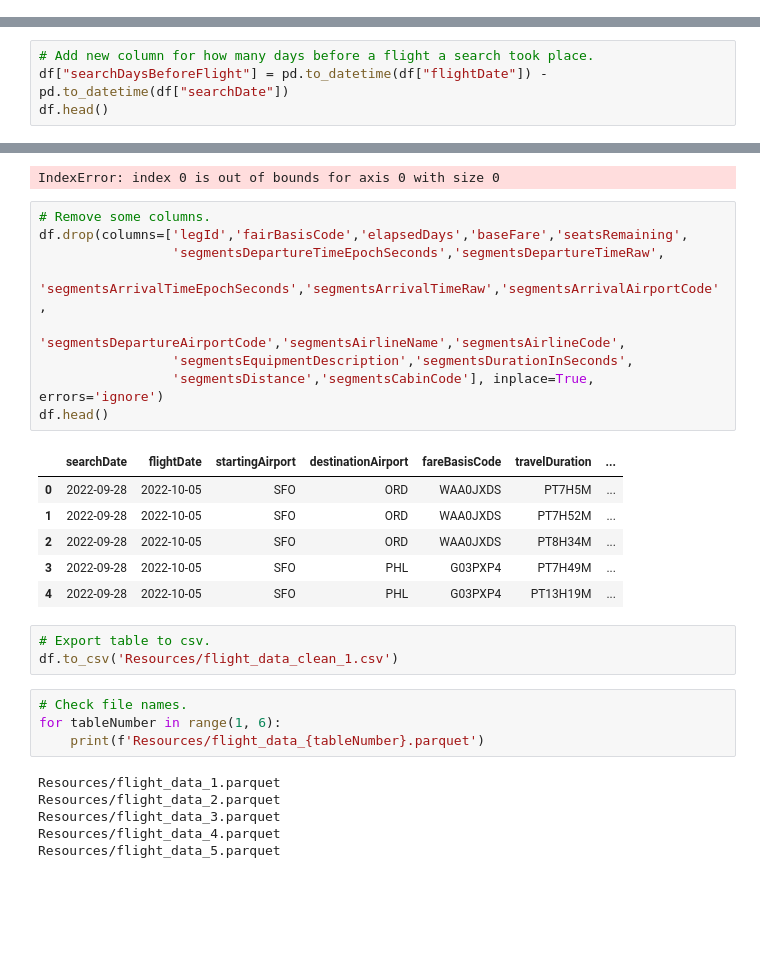
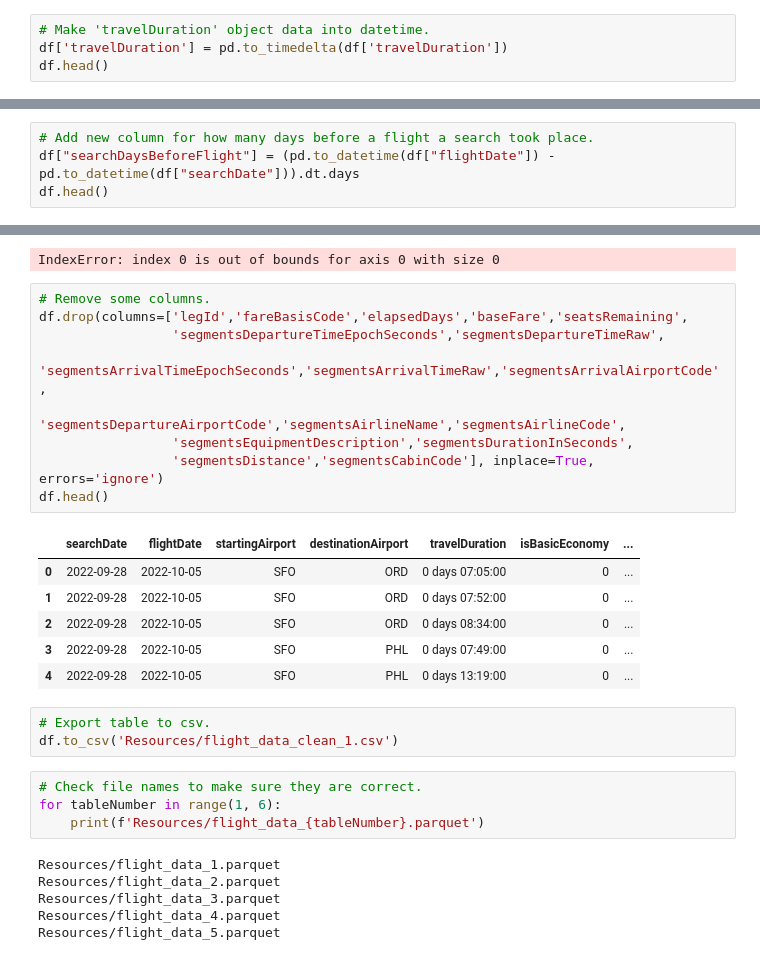
Before and after one commit to TurnerE8/Flight-Price-Predictor, a Jupyter notebook: GetTables.ipynb, the cells around one changed output, grey strips where cells are left out. Drawn from its saved outputs; the diff is of its cells as text; blank space fills up the shorter version.

Commit message:
Fix "fareBasisCode", convert "travelDuration", and separate exporting from cleaning

```diff
--- a/GetTables.ipynb
+++ b/GetTables.ipynb
@@ -43,3 +43,7 @@ df.head()
 | 2 | a2bf9af0519df082262b84472a62ef61 | 2022-09-28 | 2022-10-05 | SFO | ORD | WAA0JXDS | PT8H34M | ... |
 | 3 | eed542f7c1e5f60bf829d392782b922f | 2022-09-28 | 2022-10-05 | SFO | PHL | G03PXP4 | PT7H49M | ... |
 | 4 | 50e1dfeaecd825f72ec792880c580ed7 | 2022-09-28 | 2022-10-05 | SFO | PHL | G03PXP4 | PT13H19M | ... |
+# %%
+# Make 'travelDuration' object data into datetime.
+df['travelDuration'] = pd.to_timedelta(df['travelDuration'])
+df.head()
@@ -61,7 +72,7 @@ df["flightDate"]
 Name: flightDate, Length: 351050, dtype: object
 # %%
 # Add new column for how many days before a flight a search took place.
-df["searchDaysBeforeFlight"] = pd.to_datetime(df["flightDate"]) - pd.to_datetime(df["searchDate"])
+df["searchDaysBeforeFlight"] = (pd.to_datetime(df["flightDate"]) - pd.to_datetime(df["searchDate"])).dt.days
 df.head()
 # %% [output]
 |  | legId | searchDate | flightDate | startingAirport | destinationAirport | fareBasisCode | travelDuration | ... |
@@ -159,25 +170,25 @@ df.head()
 IndexError: index 0 is out of bounds for axis 0 with size 0
 # %%
 # Remove some columns.
-df.drop(columns=['legId','fairBasisCode','elapsedDays','baseFare','seatsRemaining',
+df.drop(columns=['legId','fareBasisCode','elapsedDays','baseFare','seatsRemaining',
                  'segmentsDepartureTimeEpochSeconds','segmentsDepartureTimeRaw',
                  'segmentsArrivalTimeEpochSeconds','segmentsArrivalTimeRaw','segmentsArrivalAirportCode',
                  'segmentsDepartureAirportCode','segmentsAirlineName','segmentsAirlineCode',
                  'segmentsEquipmentDescription','segmentsDurationInSeconds',
                  'segmentsDistance','segmentsCabinCode'], inplace=True, errors='ignore')
 df.head()
 # %% [output]
-|  | searchDate | flightDate | startingAirport | destinationAirport | fareBasisCode | travelDuration | ... |
-| 0 | 2022-09-28 | 2022-10-05 | SFO | ORD | WAA0JXDS | PT7H5M | ... |
-| 1 | 2022-09-28 | 2022-10-05 | SFO | ORD | WAA0JXDS | PT7H52M | ... |
-| 2 | 2022-09-28 | 2022-10-05 | SFO | ORD | WAA0JXDS | PT8H34M | ... |
-| 3 | 2022-09-28 | 2022-10-05 | SFO | PHL | G03PXP4 | PT7H49M | ... |
-| 4 | 2022-09-28 | 2022-10-05 | SFO | PHL | G03PXP4 | PT13H19M | ... |
+|  | searchDate | flightDate | startingAirport | destinationAirport | travelDuration | isBasicEconomy | ... |
+| 0 | 2022-09-28 | 2022-10-05 | SFO | ORD | 0 days 07:05:00 | 0 | ... |
+| 1 | 2022-09-28 | 2022-10-05 | SFO | ORD | 0 days 07:52:00 | 0 | ... |
+| 2 | 2022-09-28 | 2022-10-05 | SFO | ORD | 0 days 08:34:00 | 0 | ... |
+| 3 | 2022-09-28 | 2022-10-05 | SFO | PHL | 0 days 07:49:00 | 0 | ... |
+| 4 | 2022-09-28 | 2022-10-05 | SFO | PHL | 0 days 13:19:00 | 0 | ... |
 # %%
 # Export table to csv.
 df.to_csv('Resources/flight_data_clean_1.csv')
 # %%
-# Check file names.
+# Check file names to make sure they are correct.
 for tableNumber in range(1, 6):
     print(f'Resources/flight_data_{tableNumber}.parquet')
 # %% [output]
```
Also changed, not shown: parts of 6 cells of this notebook, 5 other files.
